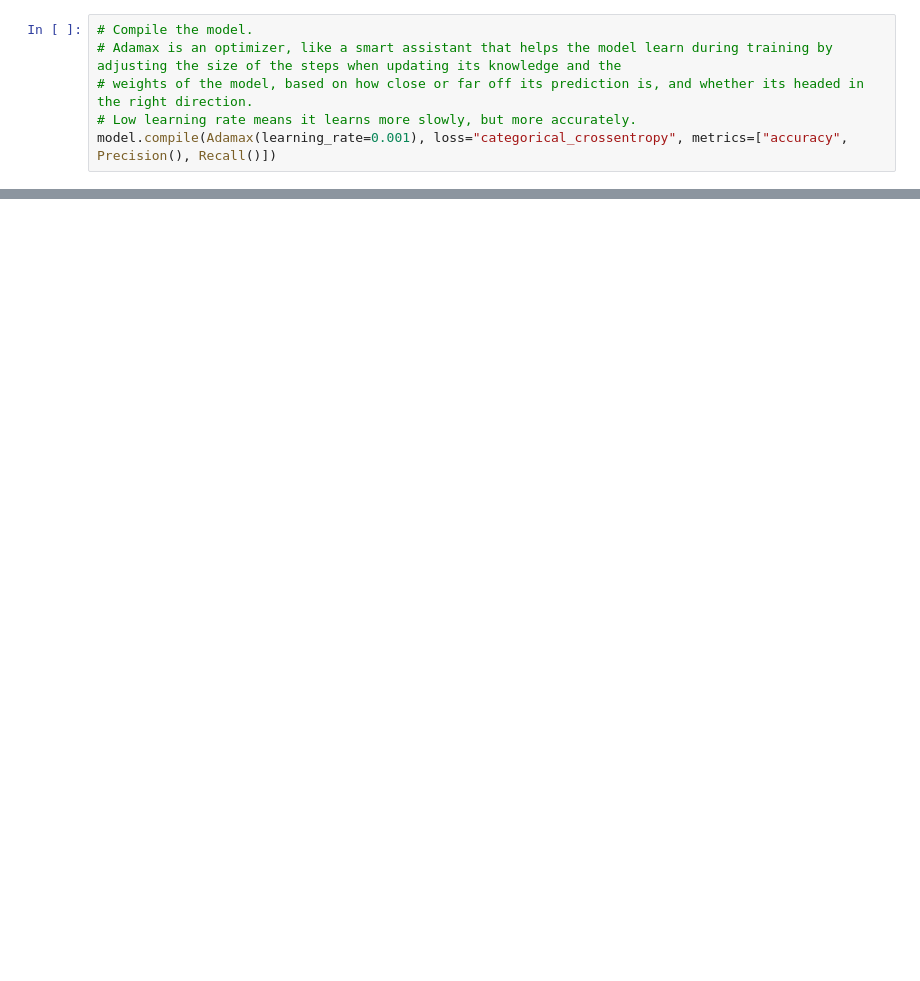
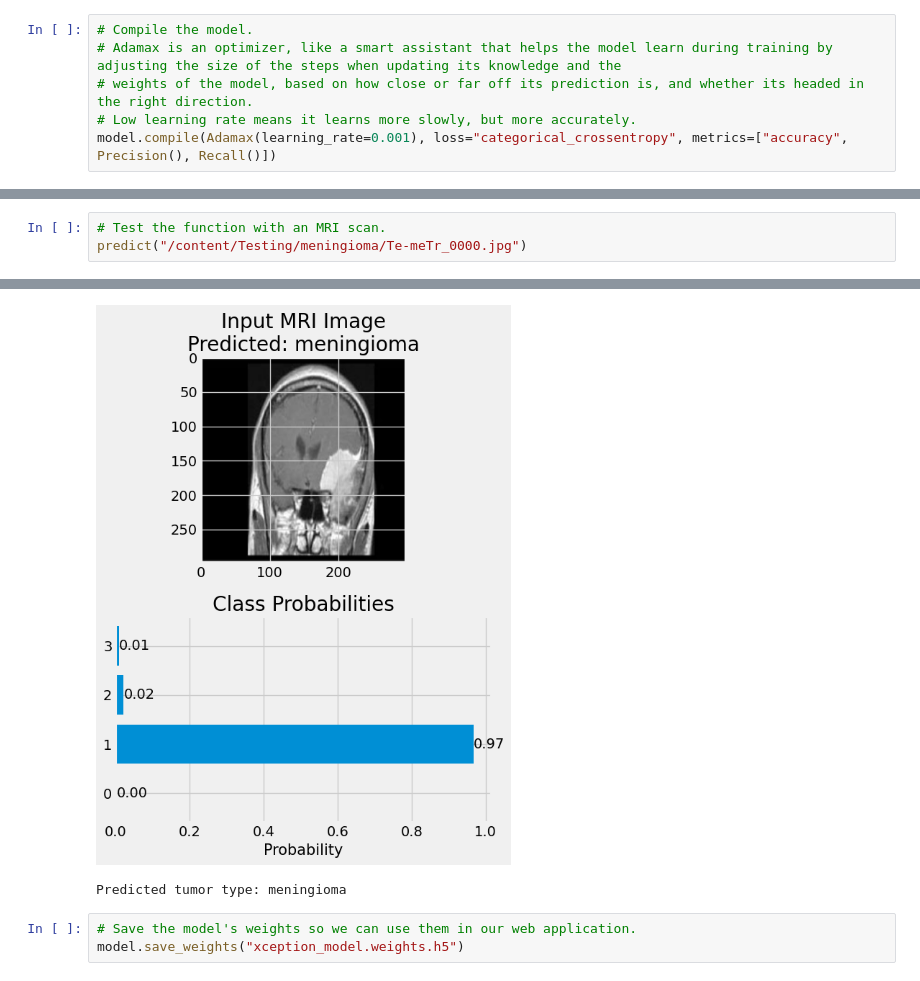
Before and after one commit to gitrlawton/tumor-classification, a Jupyter notebook: tumor_classification_notebook.ipynb, the cells around one changed output, grey strips where cells are left out. Cells and saved outputs as stored; diff of their text form; blank space fills up the shorter version.

```diff
--- a/tumor_classification_notebook.ipynb
+++ b/tumor_classification_notebook.ipynb
@@ -243,0 +418,4 @@ hist = model.fit(tr_gen, epochs=5, validation_data=valid_gen)
+# %%
+# Test the function with an MRI scan.
+predict("/content/Testing/meningioma/Te-meTr_0000.jpg")
+# %% [output]
@@ -243,0 +423,5 @@ hist = model.fit(tr_gen, epochs=5, validation_data=valid_gen)
+[figure, added]
+Predicted tumor type: meningioma
+# %%
+# Save the model's weights so we can use them in our web application.
+model.save_weights("xception_model.weights.h5")
```
Also changed, not shown: parts of 18 cells of this notebook, 1 other file.
